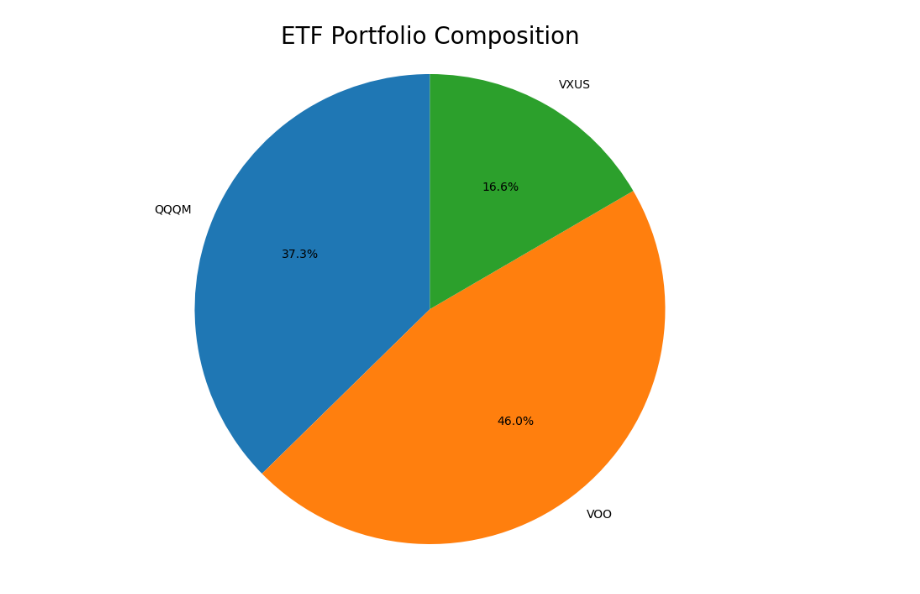
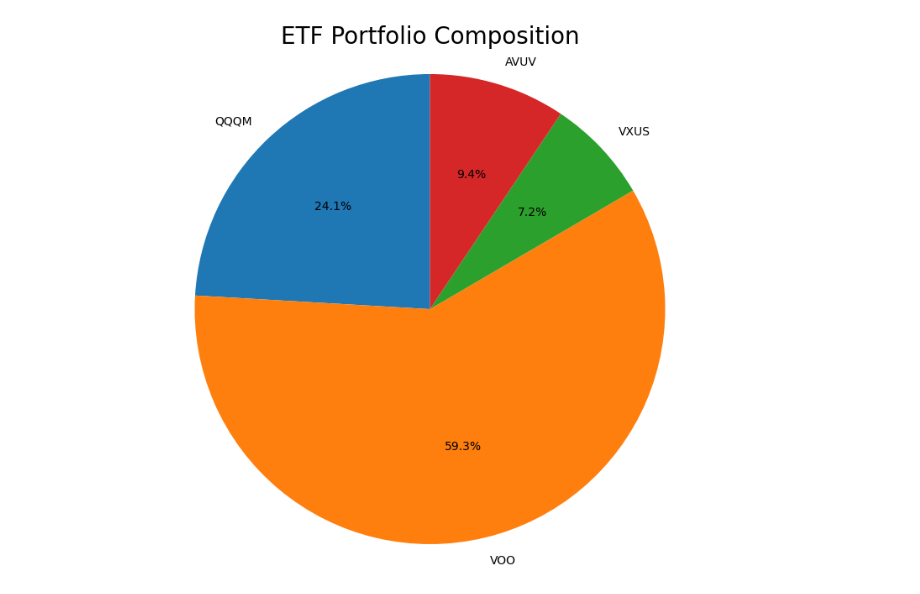
Before and after one commit to SashaD826/Portfolio, a Jupyter notebook: portfolio_rebalancing.ipynb, the cells around one changed output. Saved outputs shown, nothing was run; the diff lists cells and outputs as text; code cells hidden in the pictures.

```diff
--- a/portfolio_rebalancing.ipynb
+++ b/portfolio_rebalancing.ipynb
@@ -42,15 +47,13 @@ etf_port['n_shares_change'] = etf_port['change_value'] / etf_port['price']
 # %%
 # Portfolio composition before rebalancing #
 import matplotlib.pyplot as plt
 
 etf_port2 = pd.read_csv(r'C:\Users\sasha\Documents\etf_portfolio_rebalancing.csv', sep = ';')
 
-etf_port2 = etf_port.drop(etf_port.index[-1])
-
 plt.figure(figsize = (10, 8))
 plt.pie(etf_port2['port_percent'], labels = etf_port2['etf_ticker'], autopct='%1.1f%%', startangle = 90)
 plt.axis('equal')
 plt.title('ETF Portfolio Composition', size = 20)
 plt.show()
 # %% [output]
-[figure, old version]
+[figure, new version]
```
Also changed, not shown: parts of 3 cells of this notebook, 1 other file.
